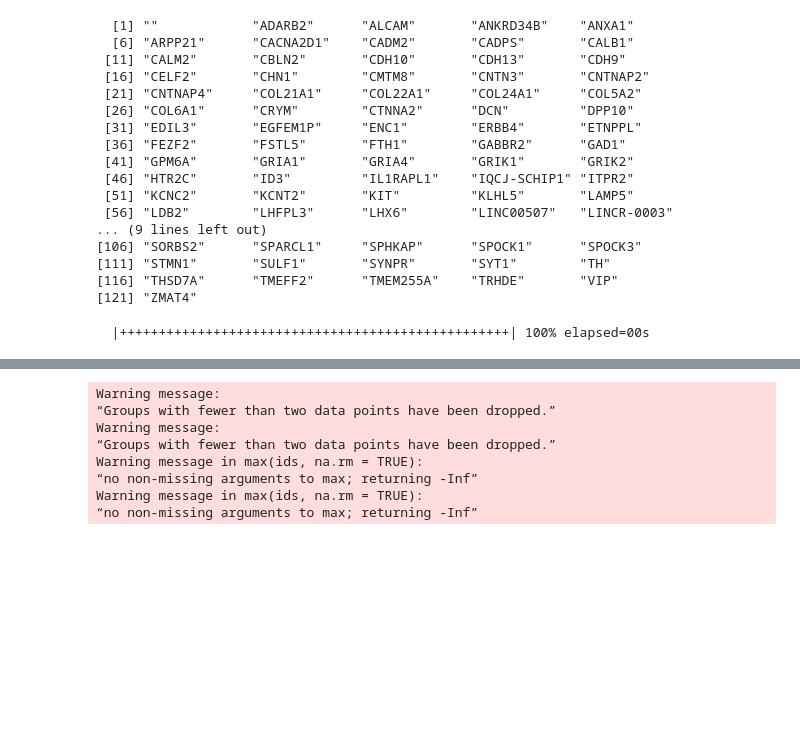
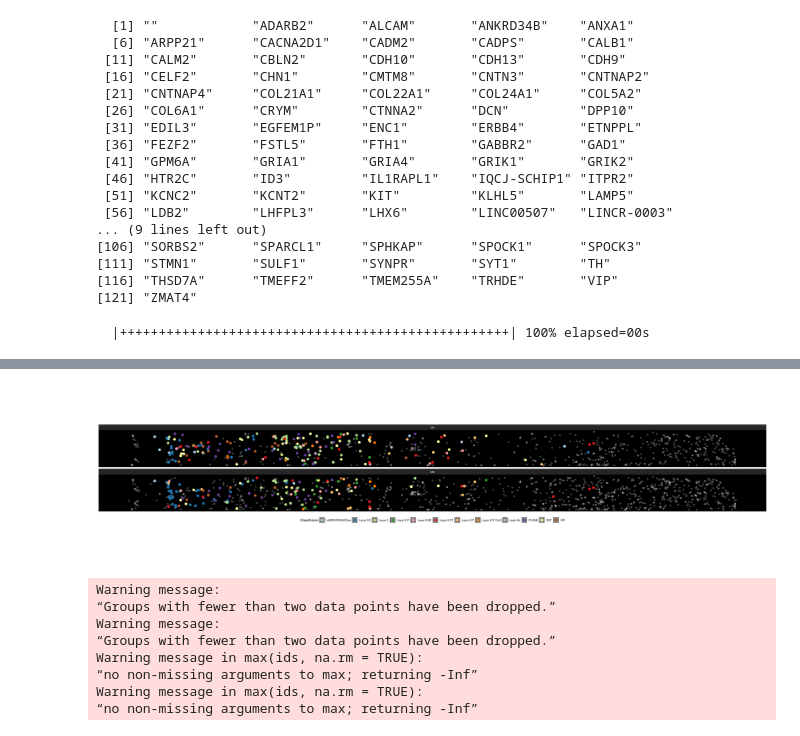
Before and after one commit to ggirelli/deconwolf-in-situ-transcriptomics, a Jupyter notebook: notebooks/2.0_strip.ipynb, the cells around one changed output, grey strips where cells are left out. Cells and saved outputs as stored; diff of their text form; code cells hidden in the pictures; blank space fills up the shorter version.

```diff
--- a/notebooks/2.0_strip.ipynb
+++ b/notebooks/2.0_strip.ipynb
@@ -134,3 +152,21 @@ ggplot(cell_data[ClassName != "Zero"][grepl("Layer", ClassName)], aes(X, Y, colo
+# %%
+options(repr.plot.width=30, repr.plot.height=8)
+p = ggplot(cell_data[ClassName %in% c("LAMP5/PAX6/Other", "Layer 2/3", "Layer 4",
+                                  "Layer 5 IT", "Layer 5 NP", "Layer 6 CT",
+                                  "Layer 6 IT", "Layer 6 IT Car3", "Layer 6b",
+                                  "PVALB", "SST", "VIP"
+                                 )], aes(X, Y, color=ClassName)) +
+    geom_point(data=cell_data[ClassName == "Zero"], color="white", alpha=.25) +
+    geom_point(size=3) + theme_dark() +
+    theme(legend.position="bottom") + coord_fixed() + guides(color=guide_legend(nrow=1)) +
+    theme(panel.background=element_rect(fill="black")) +
+    facet_wrap(~image_type, nrow=2) + scale_color_brewer(palette="Paired") +
+    theme(axis.text=element_blank(), axis.ticks=element_blank(), axis.title=element_blank(),
+         panel.grid=element_blank())
+print(p)
+save_and_plot(p, "plots/cell_type.strip.selected_annotations", width=24, height=6, formats=c("png", "jpg", "pdf"))
+# %% [output]
+[figure, added]
 # %%
 options(repr.plot.width=30, repr.plot.height=8)
 ggplot(cell_data[ClassName != "Zero"][grepl("Layer", ClassName)], aes(X, color=ClassName)) +
```
Also changed, not shown: parts of 3 cells of this notebook, 7 other files.
